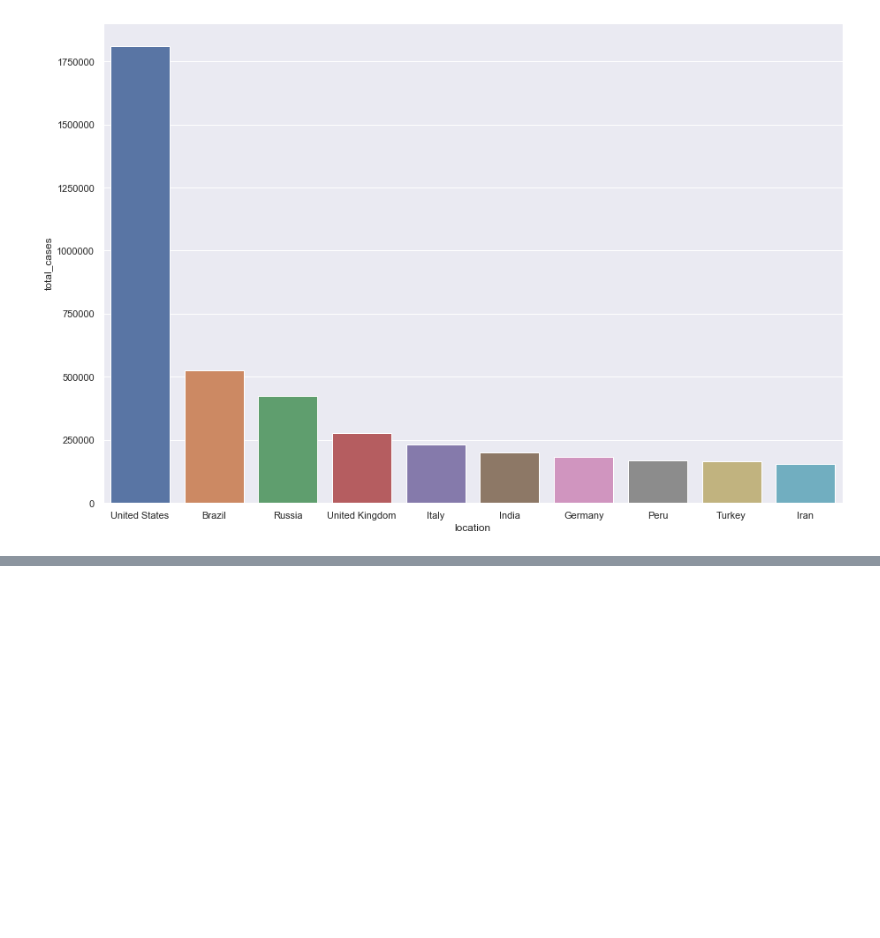
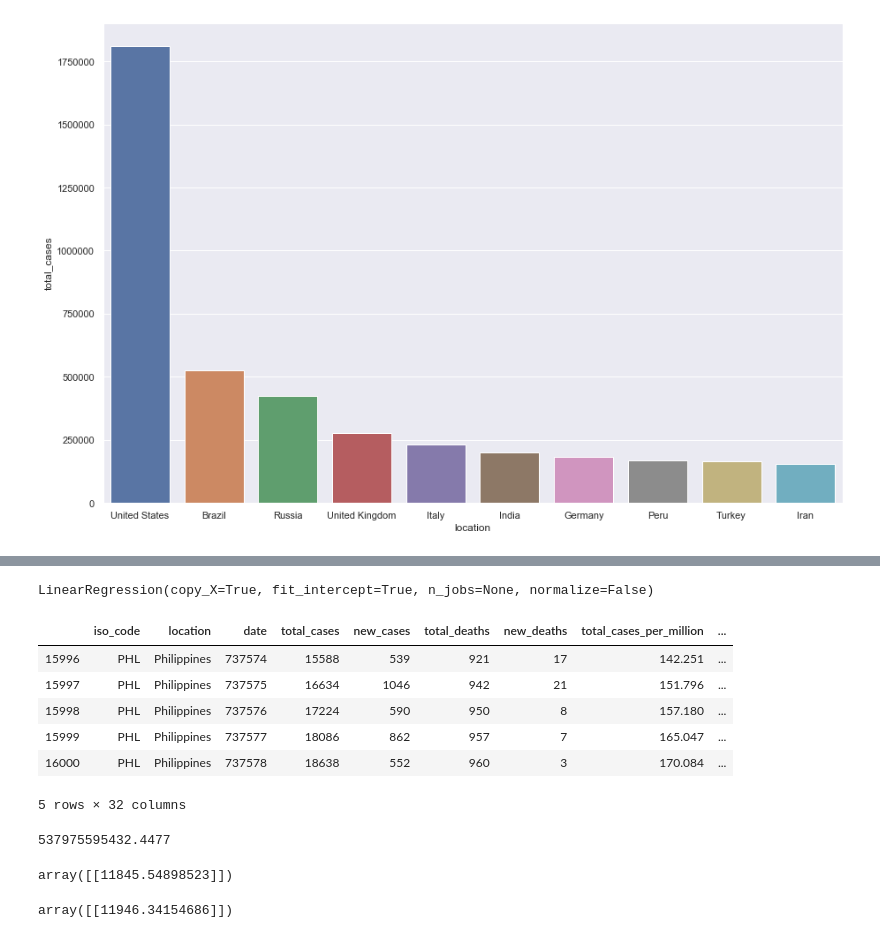
Before and after one commit to AxelAlba/Covid-19-Prediction, a Jupyter notebook: covid.ipynb, the cells around one changed output, grey strips where cells are left out. Saved outputs shown, nothing was run; the diff lists cells and outputs as text; code cells hidden in the pictures; blank space fills up the shorter version.

```diff
--- a/covid.ipynb
+++ b/covid.ipynb
@@ -252,0 +365,16 @@ plt.show()
+# %%
+#convert to numpy array and reshaping them to accommodate single dimension calculations
+import numpy as np
+lr.fit(np.array(x_train).reshape(-1, 1), np.array(y_train).reshape(-1, 1))
+# %% [output]
+LinearRegression(copy_X=True, fit_intercept=True, n_jobs=None, normalize=False)
+# %%
+ph_case.tail()
+# %% [output]
+|  | iso_code | location | date | total_cases | new_cases | total_deaths | new_deaths | total_cases_per_million | ... |
+| 15996 | PHL | Philippines | 737574 | 15588 | 539 | 921 | 17 | 142.251 | ... |
+| 15997 | PHL | Philippines | 737575 | 16634 | 1046 | 942 | 21 | 151.796 | ... |
+| 15998 | PHL | Philippines | 737576 | 17224 | 590 | 950 | 8 | 157.180 | ... |
+| 15999 | PHL | Philippines | 737577 | 18086 | 862 | 957 | 7 | 165.047 | ... |
+| 16000 | PHL | Philippines | 737578 | 18638 | 552 | 960 | 3 | 170.084 | ... |
+5 rows × 32 columns
@@ -252,0 +385,15 @@ plt.show()
+# %%
+#Checking for the accuracy
+mean_squared_error(x_test, y_pred)
+
+#As you can see, the prediction is not that accurate as pre-processing is not yet applied for the dataset. In other words,outliers, null values and the likes has been taken into consideration.
+# %% [output]
+537975595432.4477
+# %%
+lr.predict(np.array([[737579]]))
+# %% [output]
+array([[11845.54898523]])
+# %%
+lr.predict(np.array([[737580]]))
+# %% [output]
+array([[11946.34154686]])
```
Also changed, not shown: parts of 12 cells of this notebook.
